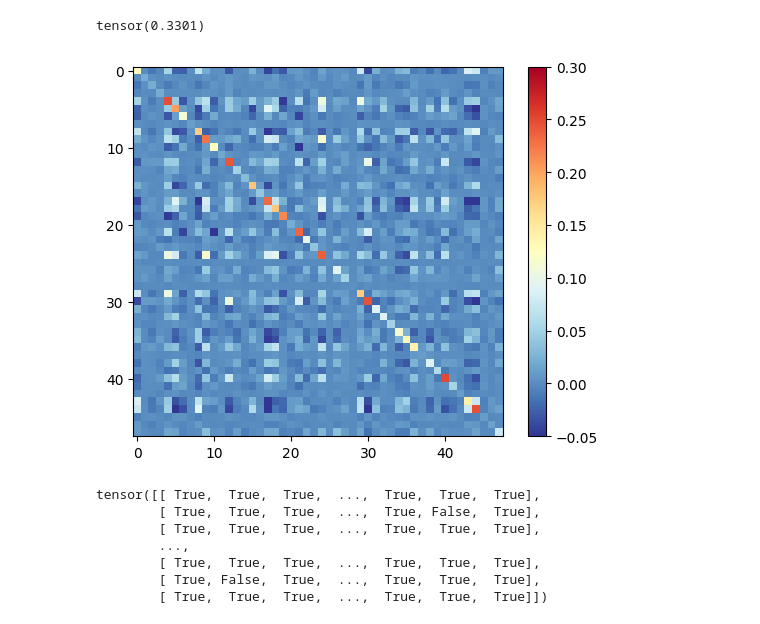
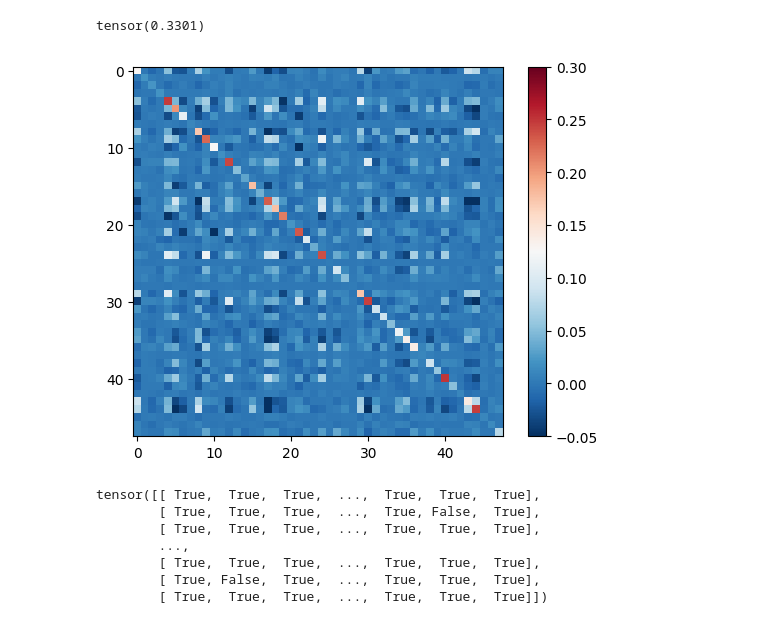
Before and after one commit to csiejimmyliu/HiDDeN_experiment, a Jupyter notebook: ss_HiDDeN/whitening.ipynb, the cells around one changed output. Saved outputs shown, nothing was run; the diff lists cells and outputs as text; code cells hidden in the pictures.

```diff
--- a/ss_HiDDeN/whitening.ipynb
+++ b/ss_HiDDeN/whitening.ipynb
@@ -149,13 +149,13 @@ tensor(0.3301)
 # %%
 round_conv_matrix=torch.cov(ruond_ori_list_arr.T)
 
 #plt.matshow(conv_matrix, cmap=plt.cm.Blues)
-plt.imshow(round_conv_matrix,vmin=-0.05,vmax=0.3,cmap="RdYlBu_r")
+plt.imshow(round_conv_matrix,vmin=-0.05,vmax=0.3,cmap="RdBu_r")
 plt.colorbar()
 
 plt.show()
 # %% [output]
-[figure, old version]
+[figure, new version]
 # %%
 print(round_conv_matrix.T == round_conv_matrix)
 # %% [output]
```
Also changed, not shown: parts of 18 cells of this notebook, 4 other files.
